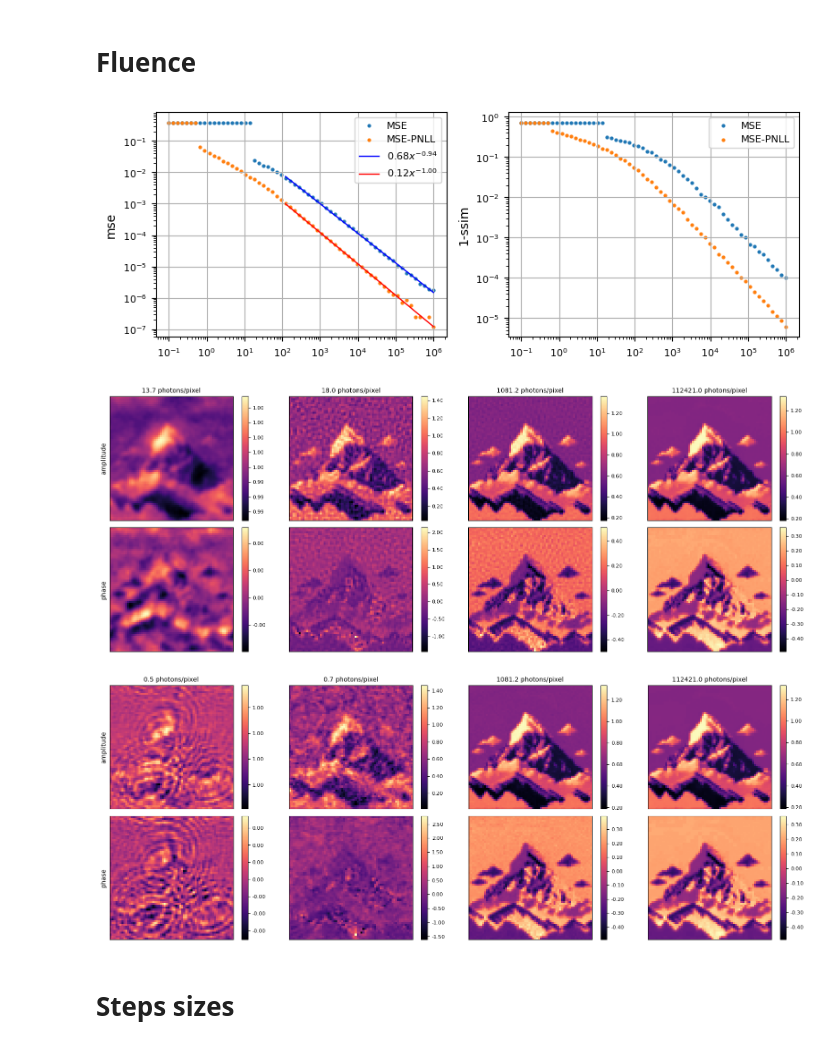
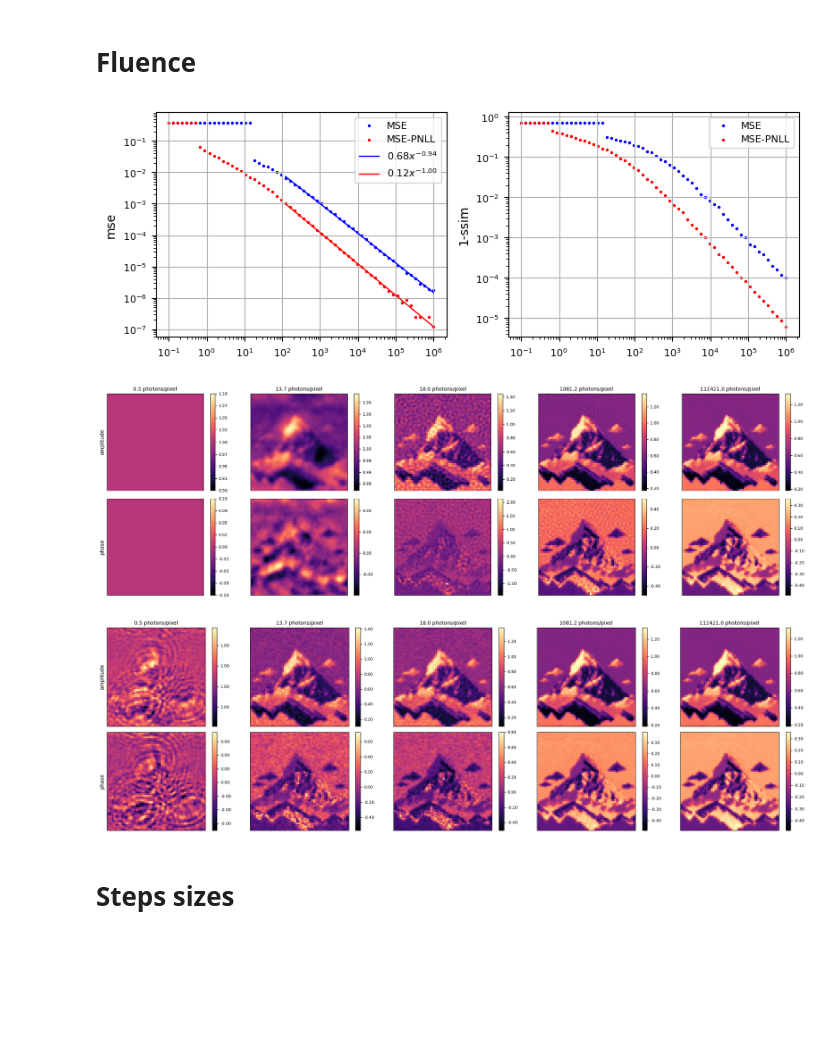
Before and after one commit to raphassaraf/Signal-and-noise-in-ptychographic-imaging, a Jupyter notebook: analysis_final.ipynb, the cells around one changed output. Cells and saved outputs as stored; diff of their text form; code cells hidden in the pictures; blank space fills up the shorter version.

```diff
--- a/analysis_final.ipynb
+++ b/analysis_final.ipynb
@@ -125,14 +125,14 @@ y_fit_pnll = np.exp(log_y_fit_pnll)
 
 f, ax = plt.subplots(1, 2, figsize=(8, 3))
 
-ax[0].scatter(fluences, mse_dict['object_mse'], label='MSE', s=4)
-ax[0].scatter(fluences, mse_dict['object_mse_nll'], label='MSE-PNLL', s=4)
+ax[0].scatter(fluences, mse_dict['object_mse'], label='MSE', s=2, color='blue')
+ax[0].scatter(fluences, mse_dict['object_mse_nll'], label='MSE-PNLL', s=2, color='red')
 ax[0].plot(X_fit_mse, y_fit_mse, color='blue', label=f'${np.exp(lg_mse.intercept_):.2f}x^{{{lg_mse.coef_[0]:.2f}}}$')
 ax[0].plot(X_fit_pnll, y_fit_pnll, color='red', label=f'${np.exp(lg_pnll.intercept_):.2f}x^{{{lg_pnll.coef_[0]:.2f}}}$')
 ax[0].set_ylabel('mse')
 
-ax[1].scatter(fluences, 1-ssim_dict['object_mse'], label='MSE', s=4)
-ax[1].scatter(fluences, 1-ssim_dict['object_mse_nll'], label='MSE-PNLL', s=4)
+ax[1].scatter(fluences, 1-ssim_dict['object_mse'], label='MSE', s=2, color='blue')
+ax[1].scatter(fluences, 1-ssim_dict['object_mse_nll'], label='MSE-PNLL', s=2, color='red')
 ax[1].set_ylabel('1-ssim')
 
 for a in ax:
@@ -144,34 +144,34 @@ f.tight_layout()
 
 f.savefig('figures/fluence_variation.png', bbox_inches='tight')
 # %% [output]
-[figure, old version]
+[figure, new version]
 # %%
 ### MSE reconstruction images ###
-flu_idx = [18, 19, 34, 51]
+flu_idx = [6, 18, 19, 34, 51]
 
-fig, ax = plt.subplots(2, 4, figsize=(16, 6))
+fig, ax = plt.subplots(2, 5, figsize=(20, 6))
 for i, flu in enumerate(flu_idx):
     im_abs = ax[0, i].imshow(t.abs(rec_dict['object_mse'][fluences[flu]]), cmap='magma')
     fig.colorbar(im_abs, ax=ax[0, i], orientation='vertical', format=tkr.FormatStrFormatter('%.2f'))
     im_phase = ax[1, i].imshow(t.angle(rec_dict['object_mse'][fluences[flu]]), cmap='magma')
     fig.colorbar(im_phase, ax=ax[1, i], orientation='vertical', format=tkr.FormatStrFormatter('%.2f'))
     ax[0, i].set_title(f'{fluences[flu]:.1f} photons/pixel')
 
 for a in ax.flatten():
     a.set_xticks([])
     a.set_yticks([])
 ax[0, 0].set_ylabel('amplitude')
 ax[1, 0].set_ylabel('phase')
 fig.tight_layout()
 
 fig.savefig('figures/rec_imgs_mse.png', bbox_inches='tight')
 # %% [output]
-[figure, old version]
+[figure, new version]
 # %%
 ### MSE-PNLL reconstruction images ###
-flu_idx = [6, 7, 34, 51]
+flu_idx = [6, 18, 19, 34, 51]
 
-fig, ax = plt.subplots(2, 4, figsize=(16, 6))
+fig, ax = plt.subplots(2, 5, figsize=(20, 6))
 for i, flu in enumerate(flu_idx):
     im_abs = ax[0, i].imshow(t.abs(rec_dict['object_mse_nll'][fluences[flu]]), cmap='magma')
     fig.colorbar(im_abs, ax=ax[0, i], orientation='vertical', format=tkr.FormatStrFormatter('%.2f'))
@@ -188,7 +188,7 @@ fig.tight_layout()
 
 fig.savefig('figures/rec_imgs_mse_pnll.png', bbox_inches='tight')
 # %% [output]
-[figure, old version]
+[figure, new version]
 # %% [markdown]
 # Steps sizes
 # %%
```
Also changed, not shown: parts of 3 cells of this notebook, 6 other files.
